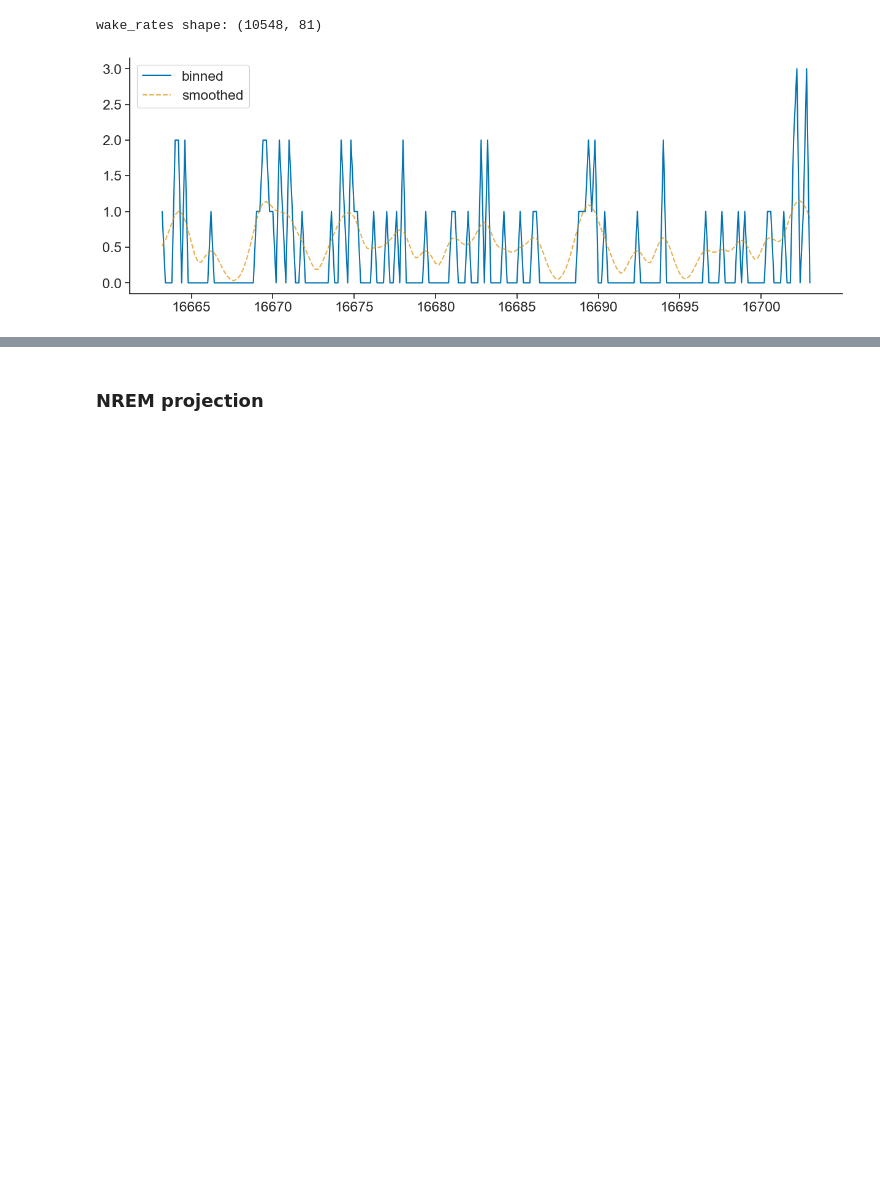
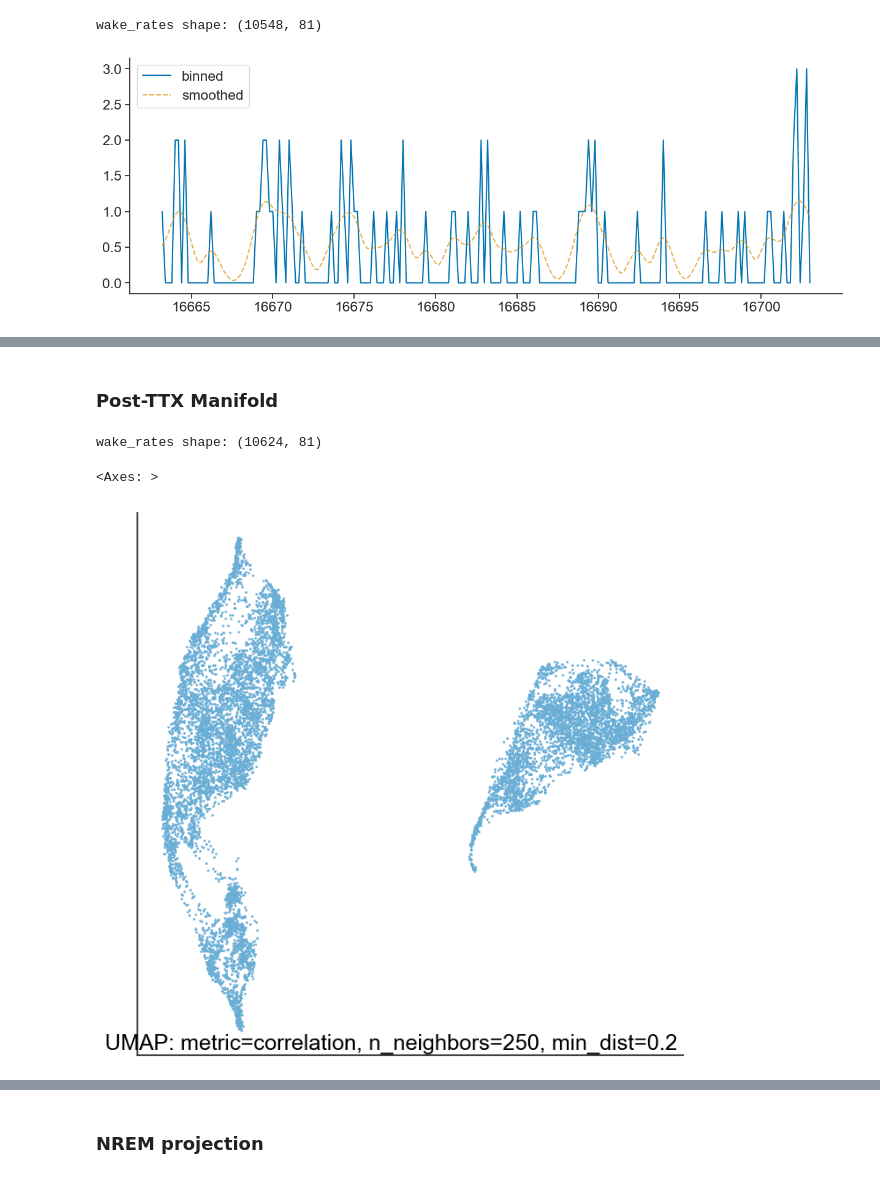
Before and after one commit to Senzai-Lab/nrem_sc, a Jupyter notebook: notebooks/manifold_post.ipynb, the cells around one changed output, grey strips where cells are left out. Saved outputs shown, nothing was run; the diff lists cells and outputs as text; code cells hidden in the pictures; blank space fills up the shorter version.

```diff
--- a/notebooks/manifold_post.ipynb
+++ b/notebooks/manifold_post.ipynb
@@ -67,3 +67,20 @@ uplot.points(reducer, values=angle.values, cmap='hsv')
 # %%
 manifold_openfield = nap.TsdFrame(t=wake_rates.times(), d=np.concatenate([reducer.embedding_, angle.values[:, None]], axis=1), columns=['x', 'y', 'angle'])
 manifold_openfield.save(PROCESSED_DATA_PATH / unit_id / "manifold_openfield.npz")
+# %% [markdown]
+### Post-TTX Manifold
+# %%
+ep = sessions[sessions['label'] == 'openfield'][2:]
+
+angle = circ_bin_average(hd_angle, bin_size=WAKE_BIN)
+binned = hd_spikes.count(bin_size=WAKE_BIN, ep=ep)
+wake_rates = np.sqrt(binned.smooth(std=SMOOTH_STD))
+print(f"wake_rates shape: {wake_rates.shape}")
+
+r = umap.UMAP(n_neighbors=UMAP_NEIGHBORS, min_dist=UMAP_MIN_DIST, n_components=2, metric='correlation')
+r.fit(wake_rates)
+uplot.points(r)
+# %% [output]
+wake_rates shape: (10624, 81)
+<Axes: >
+[figure, added]
```
Also changed, not shown: parts of 3 cells of this notebook, 9 other files.
